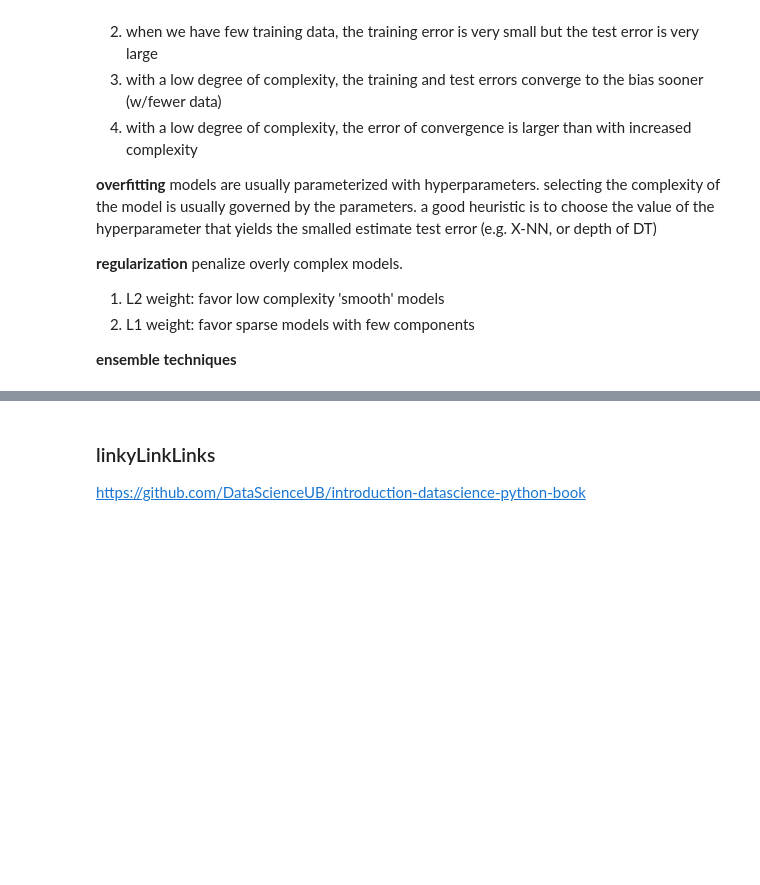
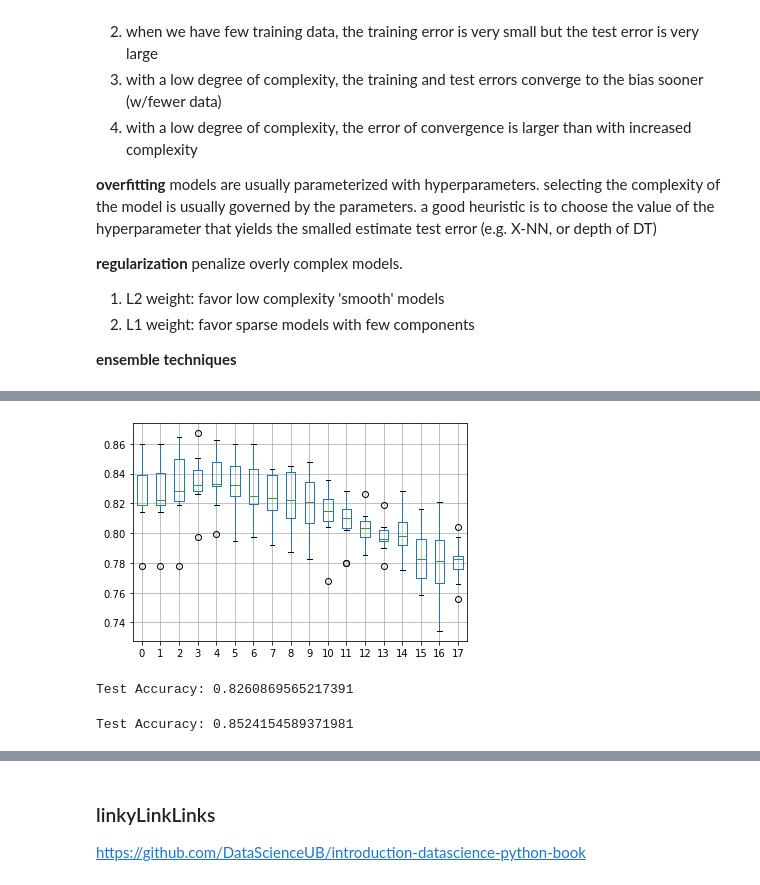
Before and after one commit to SmilodonCub/ReadingLearningTinkering, a Jupyter notebook: Intro2DataScience_IgualSegui_Notes.ipynb, the cells around one changed output, grey strips where cells are left out. Saved outputs shown, nothing was run; the diff lists cells and outputs as text; code cells hidden in the pictures; blank space fills up the shorter version.

```diff
--- a/Intro2DataScience_IgualSegui_Notes.ipynb
+++ b/Intro2DataScience_IgualSegui_Notes.ipynb
@@ -1266,0 +1315,26 @@ This type of classifier comparison is known as **cross-validation**. There are o
+# %%
+from sklearn.model_selection import train_test_split
+X_train, X_test, y_train, y_test = train_test_split( featureMat, labelVec, test_size = 0.20 )
+
+kf = KFold( n_splits = 10, shuffle = True, random_state = 0)
+
+#search for the paramter in this range:
+C = np.arange( 2, 20,)
+acc = np.zeros((10,18))
+i = 0
+for train_index, val_index in kf.split(featureMat):
+    #print( train_index.shape, val_index.shape )
+    #print( X_train.shape, y_train.shape)
+    X_t, X_val = featureMat[train_index], featureMat[val_index]
+    y_t, y_val = labelVec[train_index], labelVec[val_index]
+    #print( X_train.shape, Y_train.shape, X_val.shape, y_val.shape )
+    j = 0
+    for c in C:
+        dt = tree.DecisionTreeClassifier(
+        min_samples_leaf = 1,
+        max_depth = c )
+        dt.fit( X_t, y_t )
+        yhat = dt.predict( X_val )
+        acc[i][j] = metrics.accuracy_score( yhat, y_val )
+        j = j + 1
+    i = i + 1
@@ -1266,0 +1349,25 @@ This type of classifier comparison is known as **cross-validation**. There are o
+# %%
+acc_df =pd.DataFrame( acc )
+acc_df.head()
+boxplot = acc_df.boxplot()
+# %% [output]
+[figure, added]
+# %%
+#Train the model with the complete training set using the selected complexity
+dt = tree.DecisionTreeClassifier( min_samples_leaf = 1,
+                                max_depth = C[np.argmax( np.mean( acc, axis=0) )])
+dt.fit( X_train, y_train )
+
+#Test the model with the test set
+yhat = dt.predict( X_test )
+print( 'Test Accuracy: ' + str( metrics.accuracy_score( yhat, y_test )))
+# %% [output]
+Test Accuracy: 0.8260869565217391
+# %%
+# train the final model
+dt = tree.DecisionTreeClassifier( min_samples_leaf = 1, max_depth = C[ 4])
+dt.fit( featureMat,labelVec  )
+yhat = dt.predict( featureMat )
+print( 'Test Accuracy: ' + str( metrics.accuracy_score( yhat, labelVec )))
+# %% [output]
+Test Accuracy: 0.8524154589371981
```
Also changed, not shown: parts of 31 cells of this notebook.
